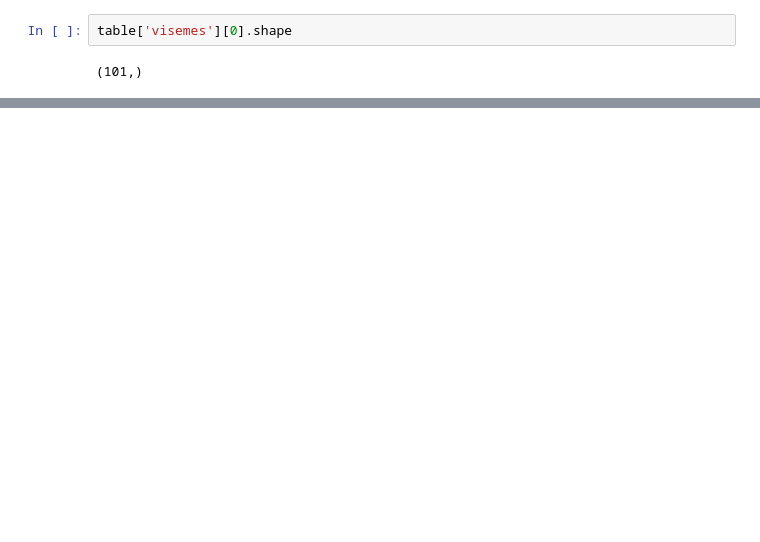
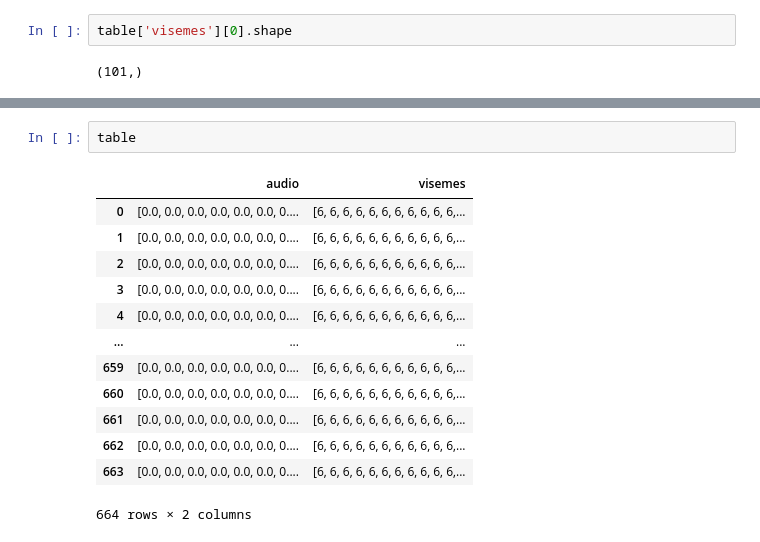
Before and after one commit to nwhitehead/cherry-lip-sync, a Jupyter notebook: scripts/play.ipynb, the cells around one changed output, grey strips where cells are left out. Saved outputs shown, nothing was run; the diff lists cells and outputs as text; blank space fills up the shorter version.

```diff
--- a/scripts/play.ipynb
+++ b/scripts/play.ipynb
@@ -78,3 +80,19 @@ make_video(table['audio'][205], rate, table['visemes'][205])
 Video('out.mp4')
 # %% [output]
 [interactive output not drawn]
+# %%
+table
+# %% [output]
+|  | audio | visemes |
+| 0 | [0.0, 0.0, 0.0, 0.0, 0.0, 0.0, 0.... | [6, 6, 6, 6, 6, 6, 6, 6, 6, 6, 6,... |
+| 1 | [0.0, 0.0, 0.0, 0.0, 0.0, 0.0, 0.... | [6, 6, 6, 6, 6, 6, 6, 6, 6, 6, 6,... |
+| 2 | [0.0, 0.0, 0.0, 0.0, 0.0, 0.0, 0.... | [6, 6, 6, 6, 6, 6, 6, 6, 6, 6, 6,... |
+| 3 | [0.0, 0.0, 0.0, 0.0, 0.0, 0.0, 0.... | [6, 6, 6, 6, 6, 6, 6, 6, 6, 6, 6,... |
+| 4 | [0.0, 0.0, 0.0, 0.0, 0.0, 0.0, 0.... | [6, 6, 6, 6, 6, 6, 6, 6, 6, 6, 6,... |
+| ... | ... | ... |
+| 659 | [0.0, 0.0, 0.0, 0.0, 0.0, 0.0, 0.... | [6, 6, 6, 6, 6, 6, 6, 6, 6, 6, 6,... |
+| 660 | [0.0, 0.0, 0.0, 0.0, 0.0, 0.0, 0.... | [6, 6, 6, 6, 6, 6, 6, 6, 6, 6, 6,... |
+| 661 | [0.0, 0.0, 0.0, 0.0, 0.0, 0.0, 0.... | [6, 6, 6, 6, 6, 6, 6, 6, 6, 6, 6,... |
+| 662 | [0.0, 0.0, 0.0, 0.0, 0.0, 0.0, 0.... | [6, 6, 6, 6, 6, 6, 6, 6, 6, 6, 6,... |
+| 663 | [0.0, 0.0, 0.0, 0.0, 0.0, 0.0, 0.... | [6, 6, 6, 6, 6, 6, 6, 6, 6, 6, 6,... |
+664 rows × 2 columns
```
Also changed, not shown: parts of 1 cell of this notebook, 2 other files.
